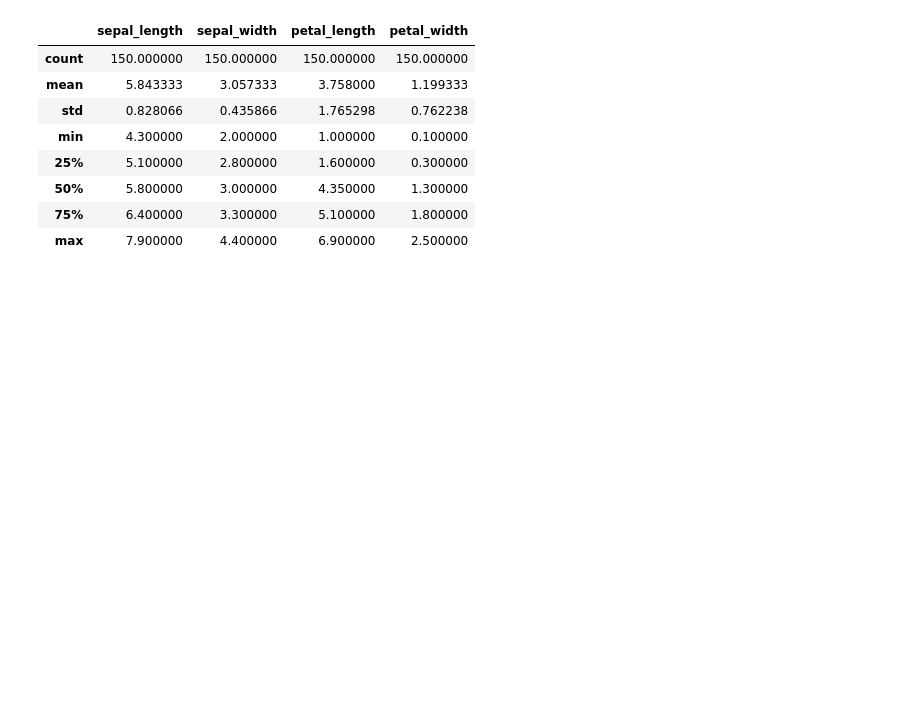
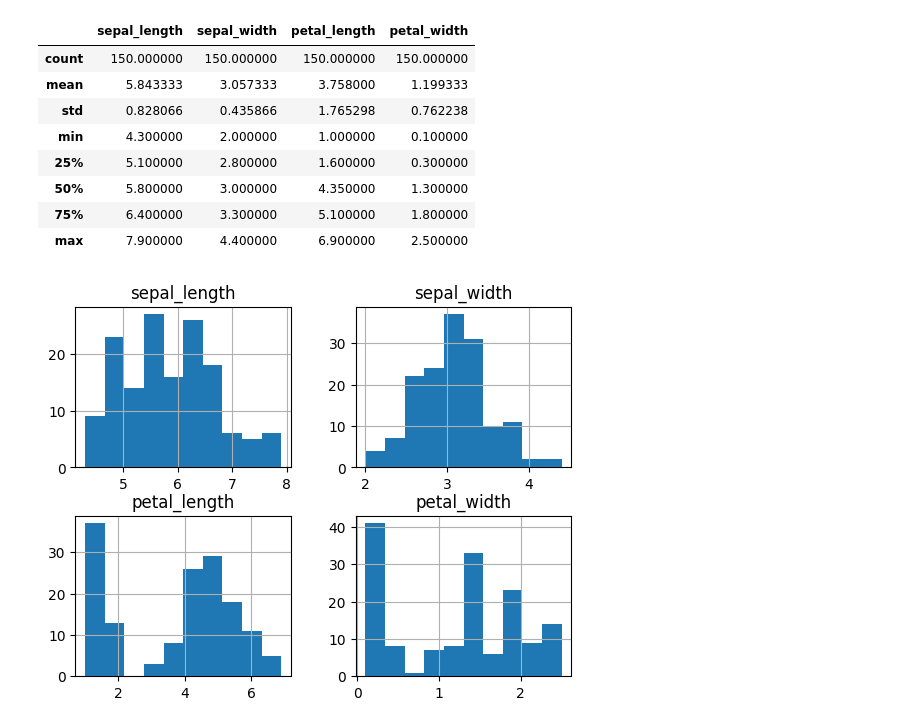
Before and after one commit to s256657/datafun-04-eda, a Jupyter notebook: wilcox_eda.ipynb, the cells around one changed output. Cells and saved outputs as stored; diff of their text form; code cells hidden in the pictures; blank space fills up the shorter version.

Commit message:
Added Initial data distribution for numerical and categorical columns

```diff
--- a/wilcox_eda.ipynb
+++ b/wilcox_eda.ipynb
@@ -73,3 +73,11 @@ iris_df.describe()
 | 50% | 5.800000 | 3.000000 | 4.350000 | 1.300000 |
 | 75% | 6.400000 | 3.300000 | 5.100000 | 1.800000 |
 | max | 7.900000 | 4.400000 | 6.900000 | 2.500000 |
+# %%
+# Inspect histograms for ALL numerical columns
+iris_df.hist()
+
+# Show all plots
+matplotlib.pyplot.show()
+# %% [output]
+[figure, added]
```
Also changed, not shown: parts of 3 cells of this notebook, 1 other file.
